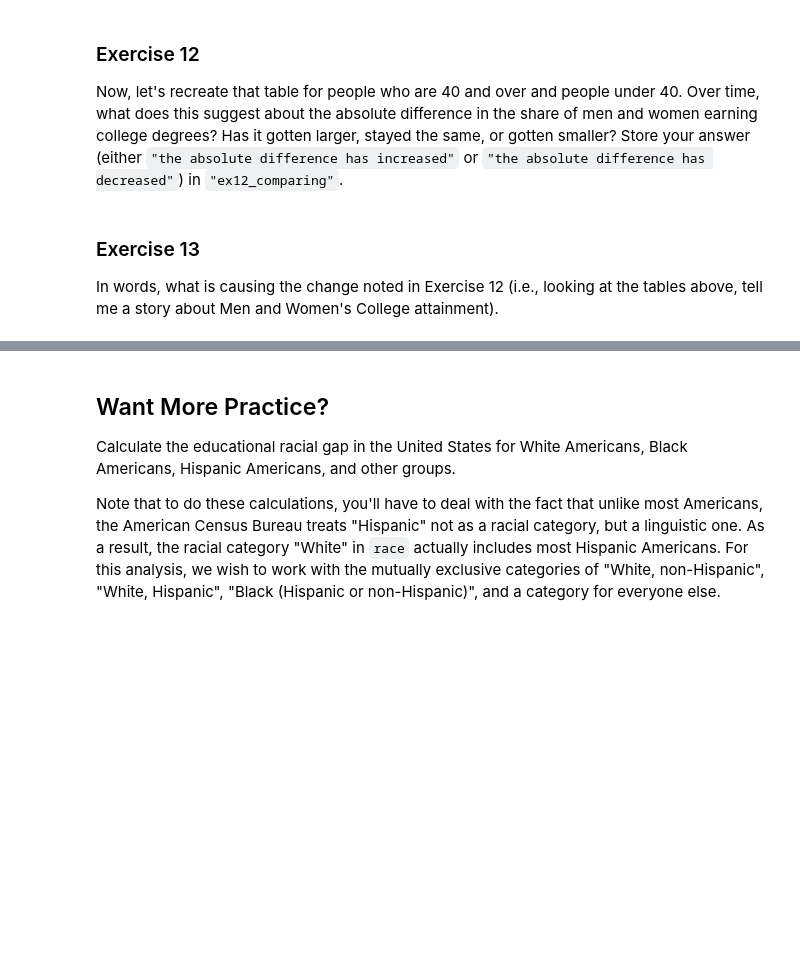
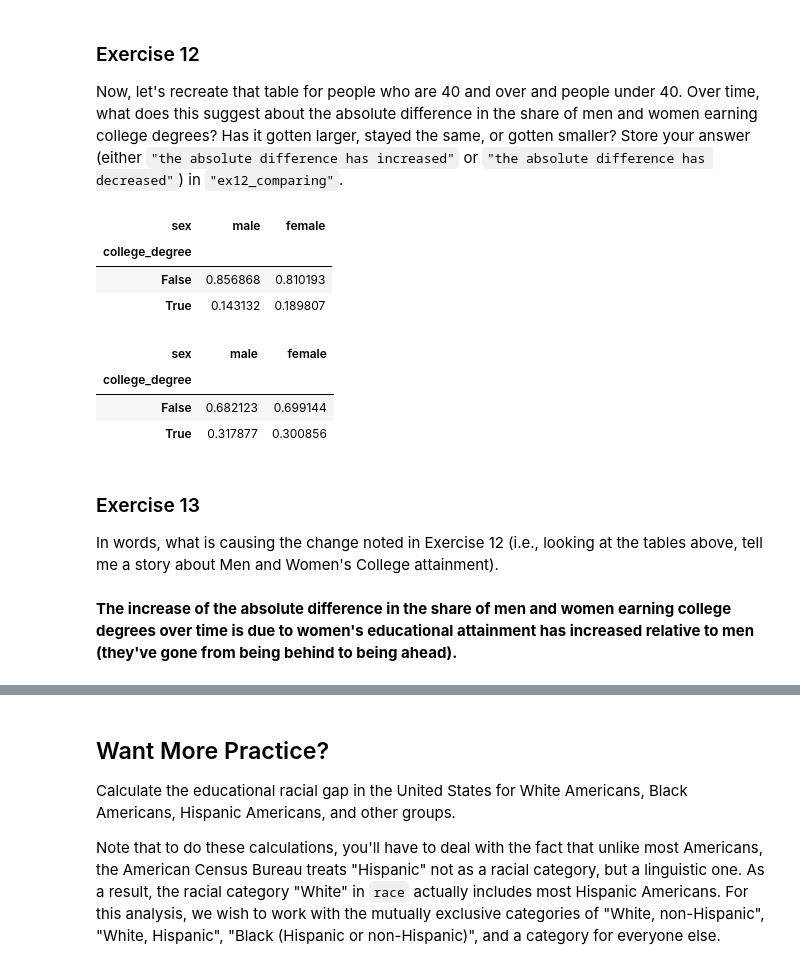
Before and after one commit to surpiya19/IDS720-American-Community-Survey-Income, a Jupyter notebook: exercise_cleaning.ipynb, the cells around one changed output, grey strips where cells are left out. Cells and saved outputs as stored; diff of their text form; code cells hidden in the pictures; blank space fills up the shorter version.

```diff
--- a/exercise_cleaning.ipynb
+++ b/exercise_cleaning.ipynb
@@ -241,3 +241,19 @@ The share of females with college degrees is 25.03%.
 ### Exercise 12
 
 Now, let's recreate that table for people who are 40 and over and people under 40. Over time, what does this suggest about the absolute difference in the share of men and women earning college degrees? Has it gotten larger, stayed the same, or gotten smaller? Store your answer (either `"the absolute difference has increased"` or `"the absolute difference has decreased"`) in `"ex12_comparing"`.
+# %%
+acs_u40 = acs_data[acs_data["age"] < 40]
+pd.crosstab(acs_u40["college_degree"], acs_u40["sex"], normalize="columns")
+# %% [output]
+| sex | male | female |
+| college_degree |  |  |
+| False | 0.856868 | 0.810193 |
+| True | 0.143132 | 0.189807 |
+# %%
+acs_40nover = acs_data[acs_data["age"] >= 40]
+pd.crosstab(acs_40nover["college_degree"], acs_40nover["sex"], normalize="columns")
+# %% [output]
+| sex | male | female |
+| college_degree |  |  |
+| False | 0.682123 | 0.699144 |
+| True | 0.317877 | 0.300856 |
@@ -245,3 +269,5 @@ Now, let's recreate that table for people who are 40 and over and people under 4
 ### Exercise 13
 
 In words, what is causing the change noted in Exercise 12 (i.e., looking at the tables above, tell me a story about Men and Women's College attainment).
+# %% [markdown]
+**The increase of the absolute difference in the share of men and women earning college degrees over time is due to women's educational attainment has increased relative to men (they've gone from being behind to being ahead).**
```
Also changed, not shown: parts of 5 cells of this notebook.
